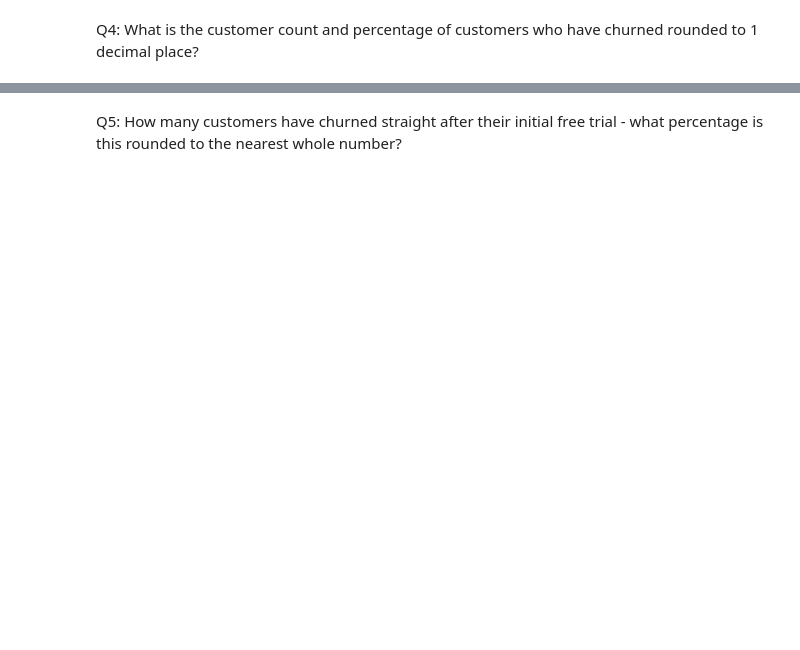
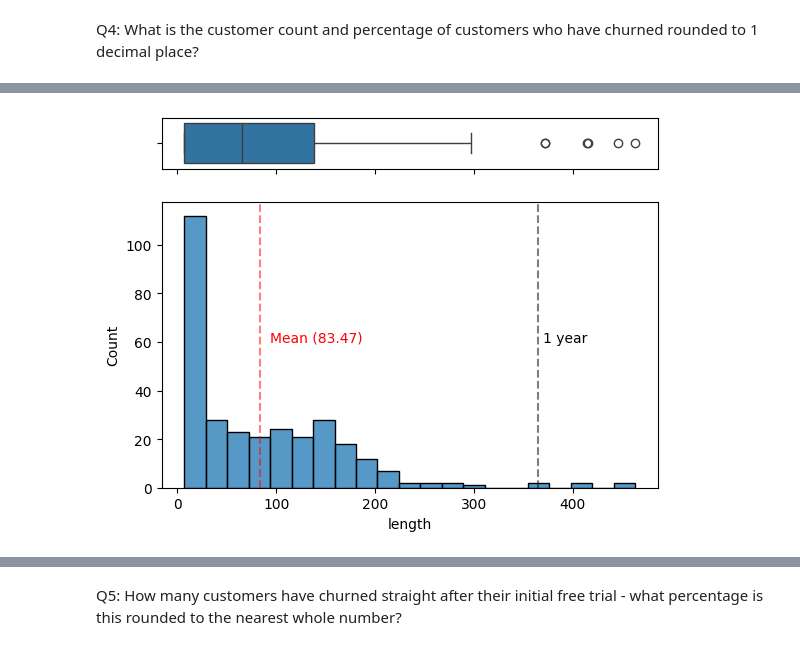
Before and after one commit to 20100215/8_Week_SQL_Challenge, a Jupyter notebook: Week 3 (Foodie-Fi)/week3.ipynb, the cells around one changed output, grey strips where cells are left out. Drawn from its saved outputs; the diff is of its cells as text; code cells hidden in the pictures; blank space fills up the shorter version.

```diff
--- a/Week 3 (Foodie-Fi)/week3.ipynb
+++ b/Week 3 (Foodie-Fi)/week3.ipynb
@@ -105,0 +229,20 @@ Q4: What is the customer count and percentage of customers who have churned roun
+# %%
+q4b_df = query('''
+    WITH p0_dates AS (
+        SELECT customer_id, start_date
+        FROM subscriptions
+        WHERE plan_id = 0
+    ),
+    p4_dates AS (
+        SELECT customer_id, start_date
+        FROM subscriptions
+        WHERE plan_id = 4
+    )
+    SELECT
+        p4.customer_id,
+        julianday(p4.start_date) - julianday(p0.start_date) AS length
+    FROM
+        p4_dates p4
+        INNER JOIN p0_dates p0 ON p4.customer_id = p0.customer_id
+''')
+q4b_df
@@ -105,0 +263,16 @@ Q4: What is the customer count and percentage of customers who have churned roun
+# %%
+mean_length = q4b_df['length'].mean()
+f, (ax_box, ax_hist) = plt.subplots(2, sharex=True, gridspec_kw={"height_ratios": (.15, .85)})
+
+sns.boxplot(q4b_df["length"], orient="h", ax=ax_box)
+sns.histplot(data=q4b_df, x="length", bins=int(np.sqrt(q4b_df['length'].max())), ax=ax_hist)
+plt.axvline(x = 365, color = 'black', alpha=0.5, linestyle='dashed')
+plt.text(370,60, '1 year', color='black')
+plt.axvline(x = mean_length, color='red', alpha=0.5, linestyle='dashed')
+plt.text(mean_length+10, 60, f'Mean ({mean_length:.2f})', color='red')
+
+# Remove x axis name for the boxplot
+ax_box.set(xlabel='')
+plt.show()
+# %% [output]
+[figure, added]
```
Also changed, not shown: parts of 14 cells of this notebook.
